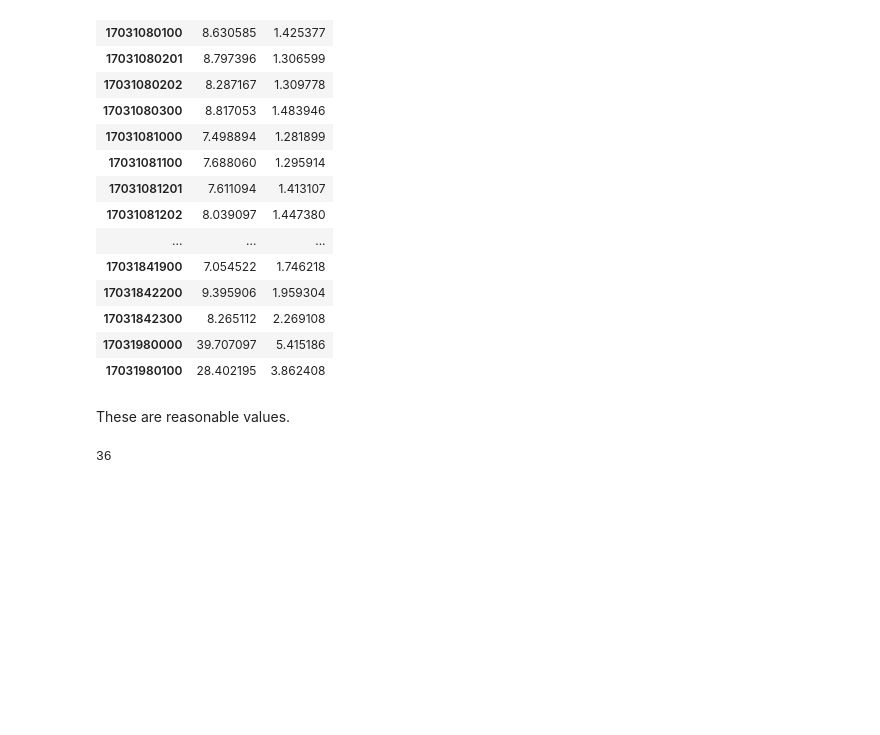
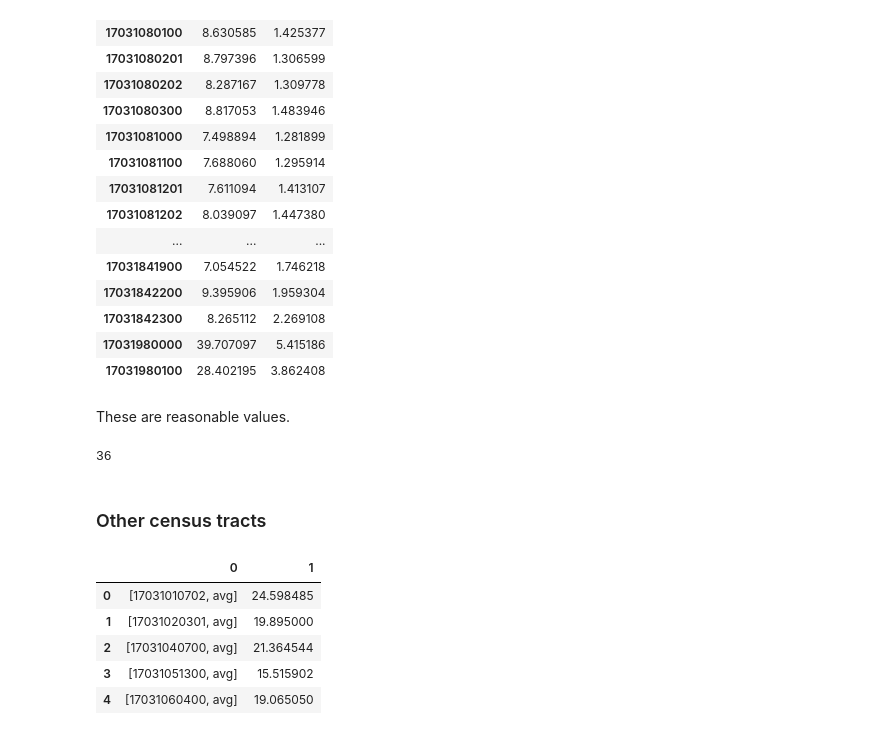
Before and after one commit to Inoueian/chicago-taxi, a Jupyter notebook: GetAvg/GetAvg.ipynb, the cells around one changed output. Saved outputs shown, nothing was run; the diff lists cells and outputs as text; code cells hidden in the pictures; blank space fills up the shorter version.

```diff
--- a/GetAvg/GetAvg.ipynb
+++ b/GetAvg/GetAvg.ipynb
@@ -357,3 +357,8 @@ These are reasonable values.
 len(stats_3)
 # %% [output]
 36
+# %% [markdown]
+### Other census tracts
+# %%
+path_all = 'output/avg_all/'
+file_list = os.listdir(path_all)
@@ -359,0 +377,9 @@ len(stats_3)
+# %%
+df_all.head()
+# %% [output]
+|  | 0 | 1 |
+| 0 | [17031010702, avg] | 24.598485 |
+| 1 | [17031020301, avg] | 19.895000 |
+| 2 | [17031040700, avg] | 21.364544 |
+| 3 | [17031051300, avg] | 15.515902 |
+| 4 | [17031060400, avg] | 19.065050 |
```
Also changed, not shown: parts of 11 cells of this notebook, 5 other files.
